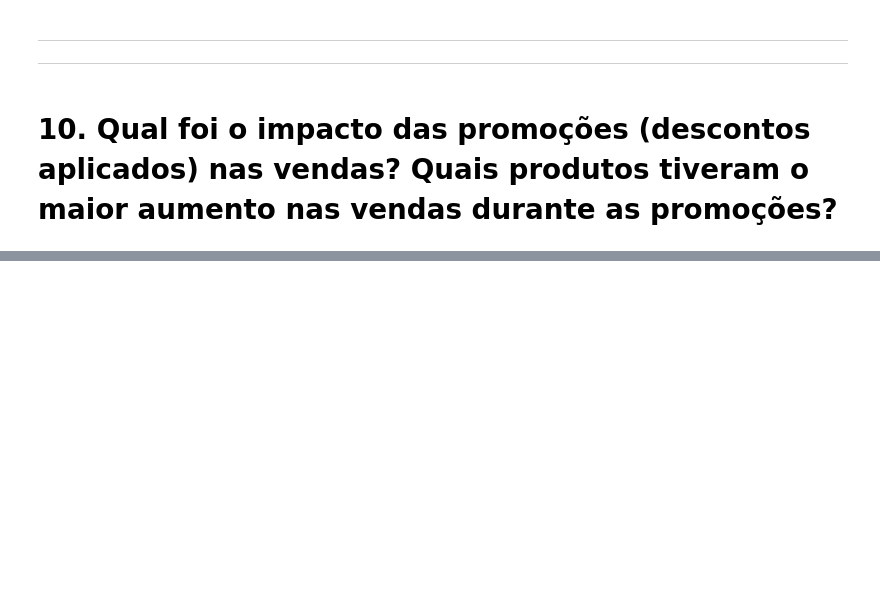
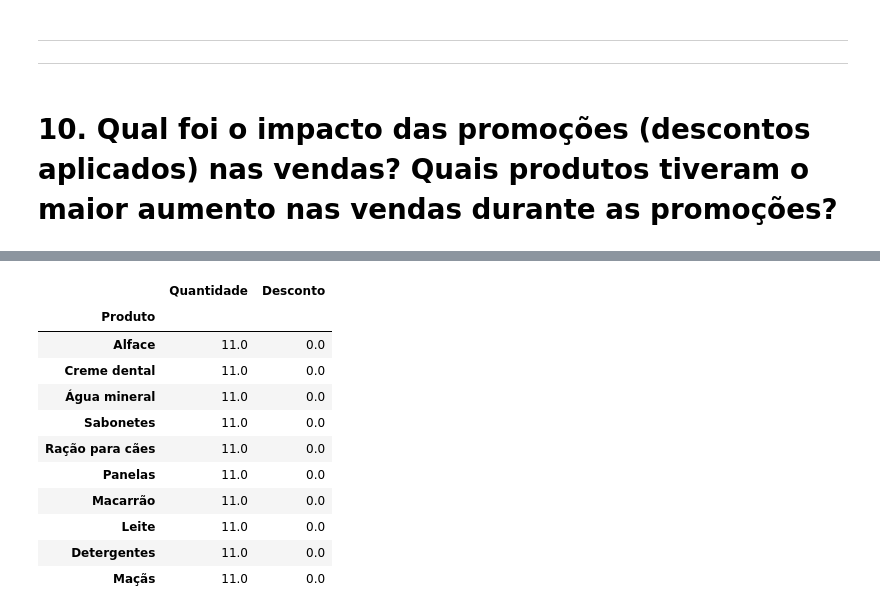
Before and after one commit to cleber-lamartine/Projeto_Analise_de_Dados, a Jupyter notebook: projeto.ipynb, the cells around one changed output, grey strips where cells are left out. Drawn from its saved outputs; the diff is of its cells as text; code cells hidden in the pictures; blank space fills up the shorter version.

```diff
--- a/projeto.ipynb
+++ b/projeto.ipynb
@@ -435,0 +445,15 @@ np.float64(129712.49)
+# %%
+df_VSC.groupby(['Produto'])[['Quantidade', 'Desconto']].median().sort_values(by='Quantidade', ascending=False).head(10)
+# %% [output]
+|  | Quantidade | Desconto |
+| Produto |  |  |
+| Alface | 11.0 | 0.0 |
+| Creme dental | 11.0 | 0.0 |
+| Água mineral | 11.0 | 0.0 |
+| Sabonetes | 11.0 | 0.0 |
+| Ração para cães | 11.0 | 0.0 |
+| Panelas | 11.0 | 0.0 |
+| Macarrão | 11.0 | 0.0 |
+| Leite | 11.0 | 0.0 |
+| Detergentes | 11.0 | 0.0 |
+| Maçãs | 11.0 | 0.0 |
```
Also changed, not shown: parts of 4 cells of this notebook.
